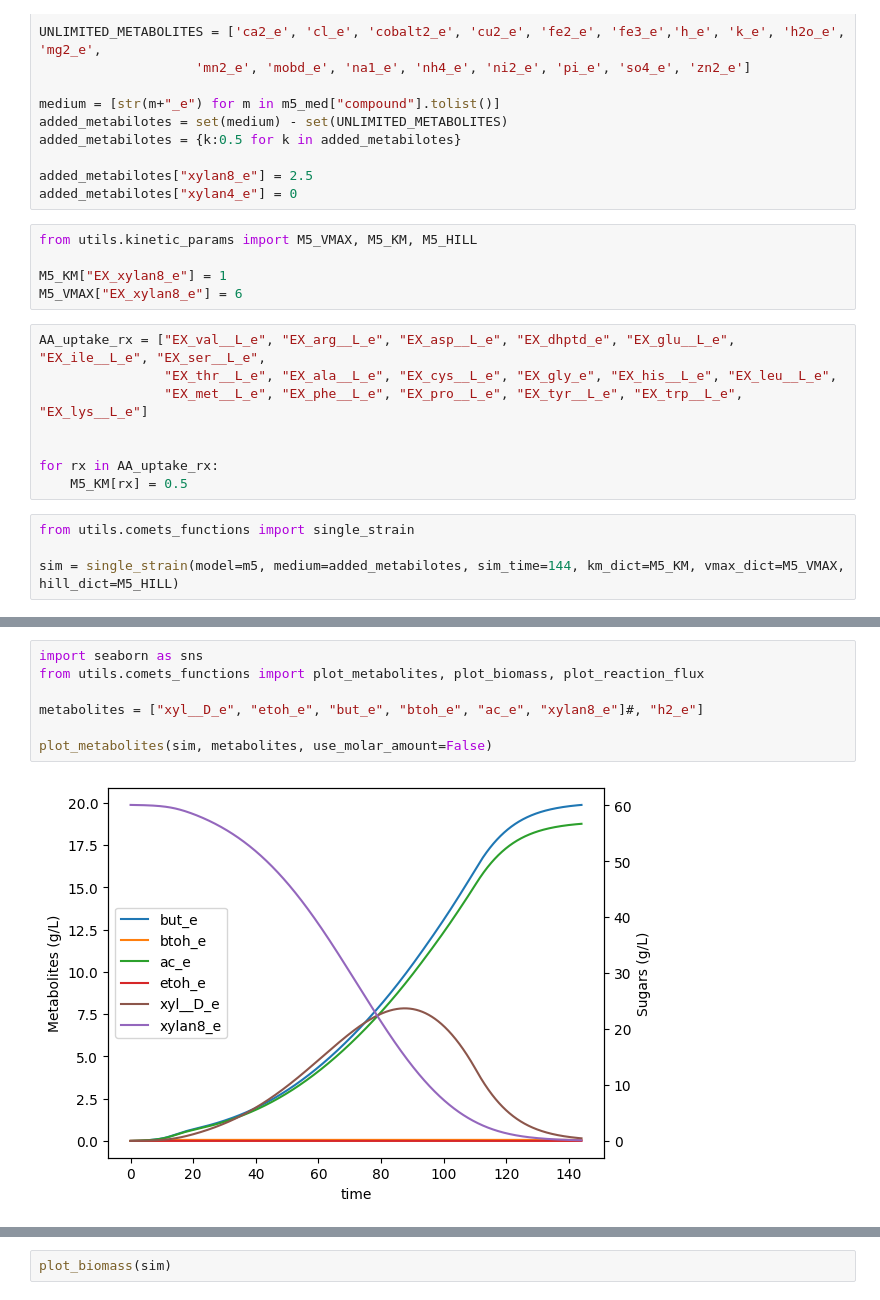
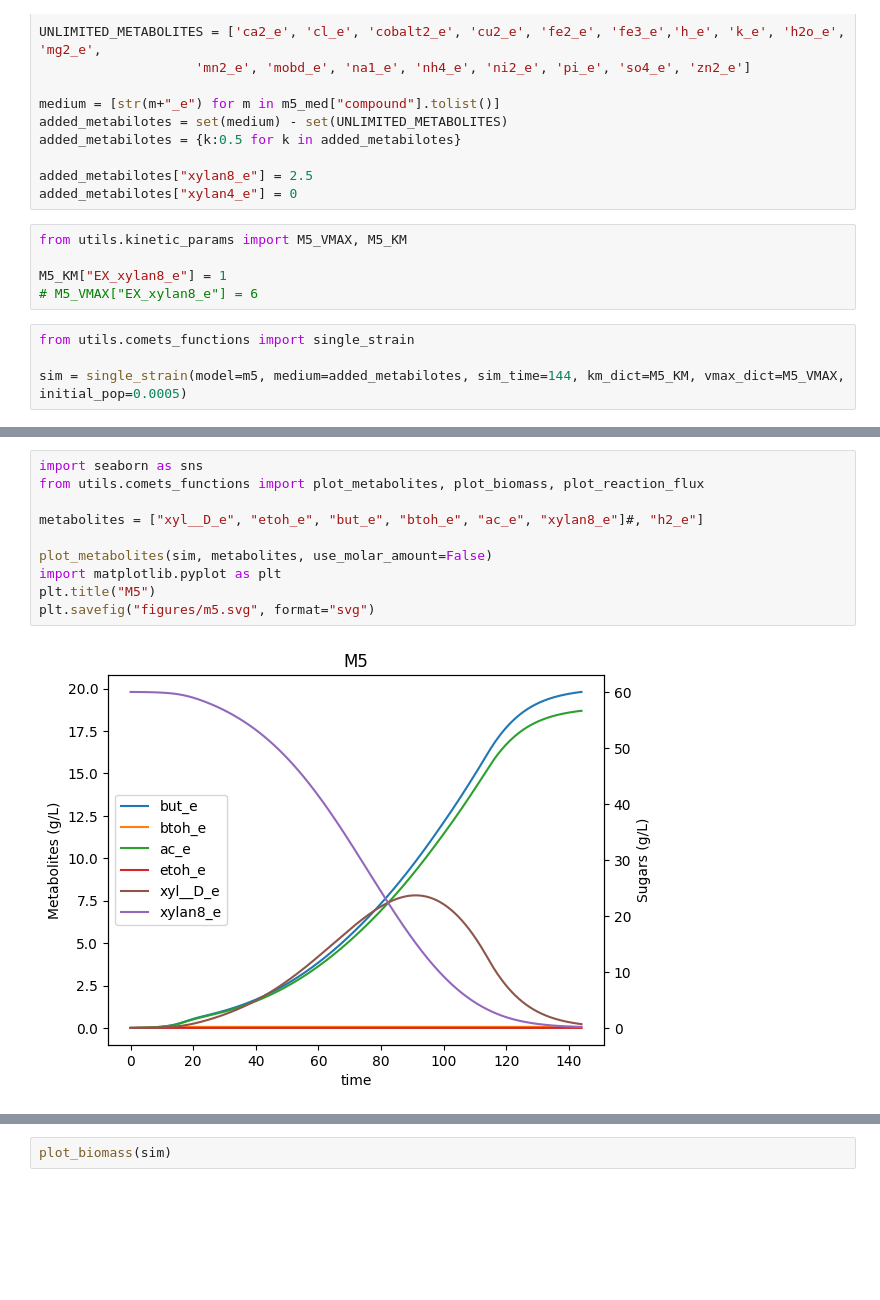
Before and after one commit to andreastallvik/BIOTBT3900, a Jupyter notebook: community_modelling/CBP_butanol/m5_sim.ipynb, the cells around one changed output, grey strips where cells are left out. Drawn from its saved outputs; the diff is of its cells as text; blank space fills up the shorter version.

Commit message:
finding opt. parameters for m5

```diff
--- a/community_modelling/CBP_butanol/m5_sim.ipynb
+++ b/community_modelling/CBP_butanol/m5_sim.ipynb
@@ -186,22 +187,14 @@ added_metabilotes = {k:0.5 for k in added_metabilotes}
 added_metabilotes["xylan8_e"] = 2.5
 added_metabilotes["xylan4_e"] = 0
 # %%
-from utils.kinetic_params import M5_VMAX, M5_KM, M5_HILL
+from utils.kinetic_params import M5_VMAX, M5_KM
 
 M5_KM["EX_xylan8_e"] = 1
-M5_VMAX["EX_xylan8_e"] = 6
+# M5_VMAX["EX_xylan8_e"] = 6
-# %%
-AA_uptake_rx = ["EX_val__L_e", "EX_arg__L_e", "EX_asp__L_e", "EX_dhptd_e", "EX_glu__L_e", "EX_ile__L_e", "EX_ser__L_e",
-                "EX_thr__L_e", "EX_ala__L_e", "EX_cys__L_e", "EX_gly_e", "EX_his__L_e", "EX_leu__L_e",
-                "EX_met__L_e", "EX_phe__L_e", "EX_pro__L_e", "EX_tyr__L_e", "EX_trp__L_e", "EX_lys__L_e"]
-
-
-for rx in AA_uptake_rx:
-    M5_KM[rx] = 0.5
 # %%
 from utils.comets_functions import single_strain
 
-sim = single_strain(model=m5, medium=added_metabilotes, sim_time=144, km_dict=M5_KM, vmax_dict=M5_VMAX, hill_dict=M5_HILL)
+sim = single_strain(model=m5, medium=added_metabilotes, sim_time=144, km_dict=M5_KM, vmax_dict=M5_VMAX, initial_pop=0.0005)
 # %% [output]
 Warning: The added metabolite (na1_e) is not able to be taken up by any of the current models
 Warning: The added metabolite (ni2_e) is not able to be taken up by any of the current models
@@ -223,12 +216,15 @@ Done!
 # %%
 import seaborn as sns
 from utils.comets_functions import plot_metabolites, plot_biomass, plot_reaction_flux
 
 metabolites = ["xyl__D_e", "etoh_e", "but_e", "btoh_e", "ac_e", "xylan8_e"]#, "h2_e"]
 
 plot_metabolites(sim, metabolites, use_molar_amount=False)
+import matplotlib.pyplot as plt
+plt.title("M5")
+plt.savefig("figures/m5.svg", format="svg")
 # %% [output]
-[figure, old version]
+[figure, new version]
 # %%
 from utils.comets_functions import mmol_to_g_per_L
 
```
Also changed, not shown: parts of 4 cells of this notebook, 1 other file.
